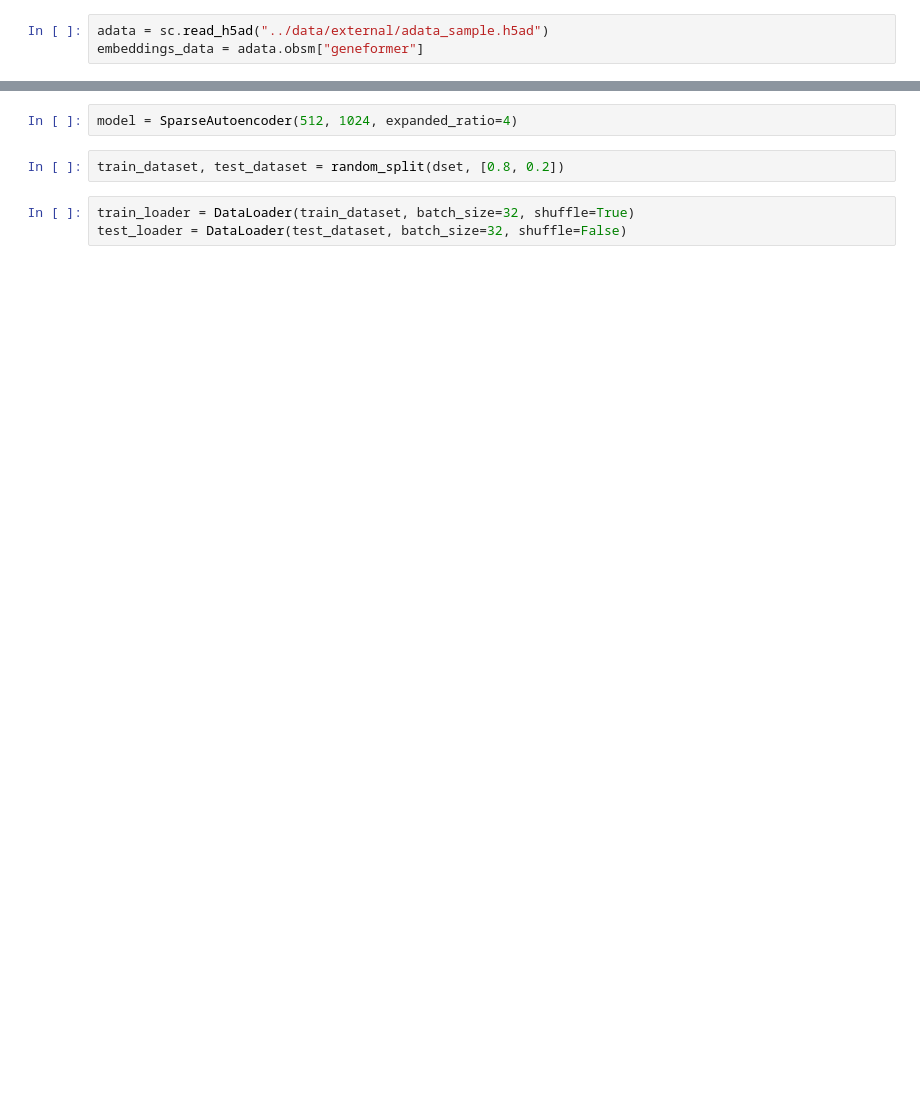
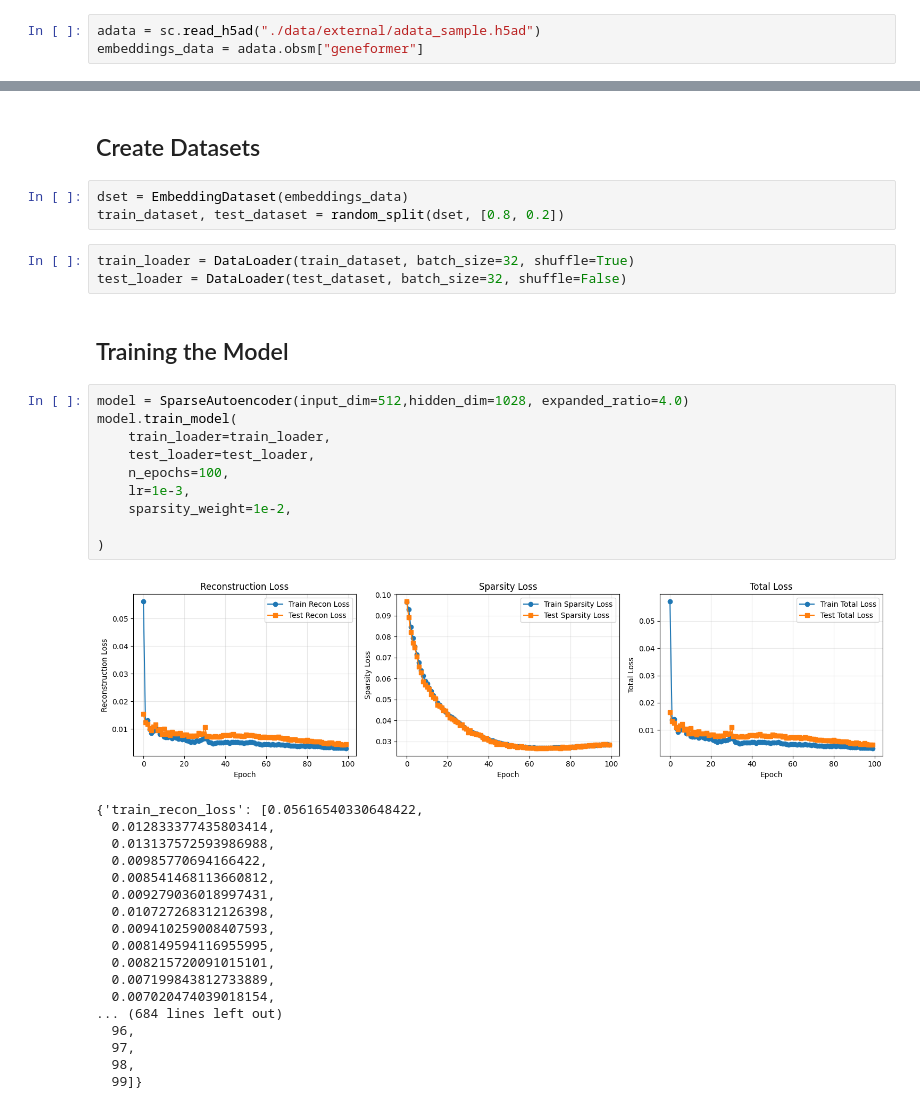
Before and after one commit to ranaabarghout/AstroBio, a Jupyter notebook: notebooks/0.4-sample-test-model.ipynb, the cells around one changed output, grey strips where cells are left out. Cells and saved outputs as stored; diff of their text form; blank space fills up the shorter version.

```diff
--- a/notebooks/0.4-sample-test-model.ipynb
+++ b/notebooks/0.4-sample-test-model.ipynb
@@ -13,3 +24,3 @@ from dataset import EmbeddingDataset
 # %%
-adata = sc.read_h5ad("../data/external/adata_sample.h5ad")
+adata = sc.read_h5ad("./data/external/adata_sample.h5ad")
 embeddings_data = adata.obsm["geneformer"]
@@ -18,7 +27,39 @@ dset = EmbeddingDataset(embeddings_data)
-# %%
-model = SparseAutoencoder(512, 1024, expanded_ratio=4)
+# %% [markdown]
+## Create Datasets
 # %%
+dset = EmbeddingDataset(embeddings_data)
 train_dataset, test_dataset = random_split(dset, [0.8, 0.2])
 # %%
 train_loader = DataLoader(train_dataset, batch_size=32, shuffle=True)
 test_loader = DataLoader(test_dataset, batch_size=32, shuffle=False)
+# %% [markdown]
+## Training the Model
+# %%
+model = SparseAutoencoder(input_dim=512,hidden_dim=1028, expanded_ratio=4.0)
+model.train_model(
+    train_loader=train_loader,
+    test_loader=test_loader,
+    n_epochs=100,
+    lr=1e-3,
+    sparsity_weight=1e-2,
+
+)
+# %% [output]
+[figure, added]
+{'train_recon_loss': [0.05616540330648422,
+  0.012833377435803414,
+  0.013137572593986988,
+  0.00985770694166422,
+  0.008541468113660812,
+  0.009279036018997431,
+  0.010727268312126398,
+  0.009410259008407593,
+  0.008149594116955995,
+  0.008215720091015101,
+  0.007199843812733889,
+  0.007020474039018154,
+... (684 lines left out)
+  96,
+  97,
+  98,
+  99]}
```
Also changed, not shown: parts of 10 cells of this notebook.
